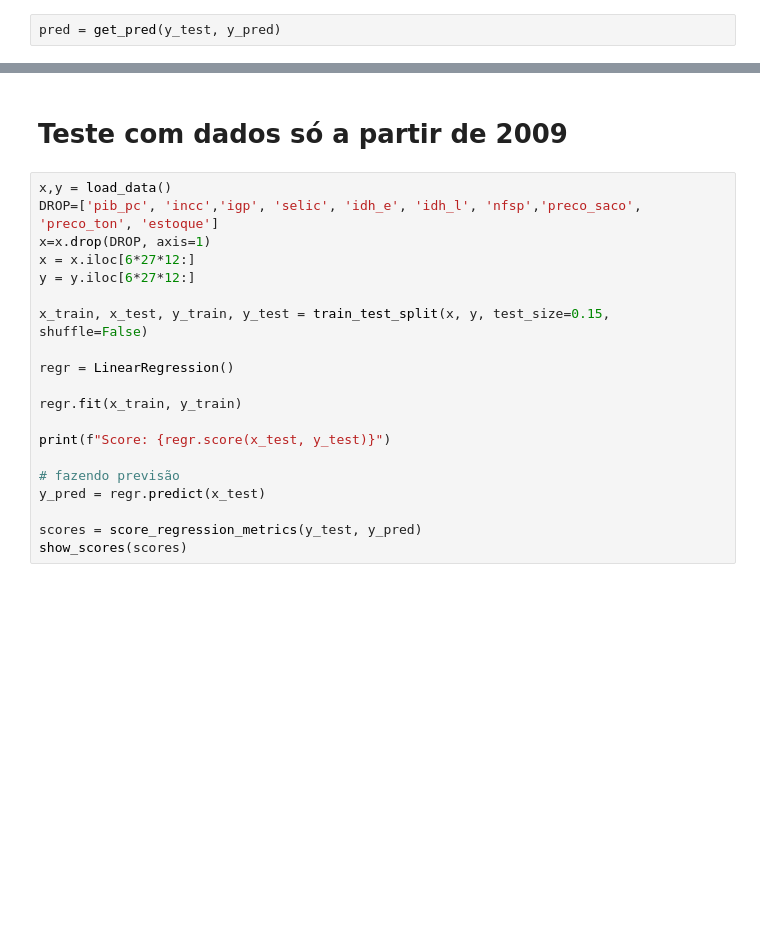
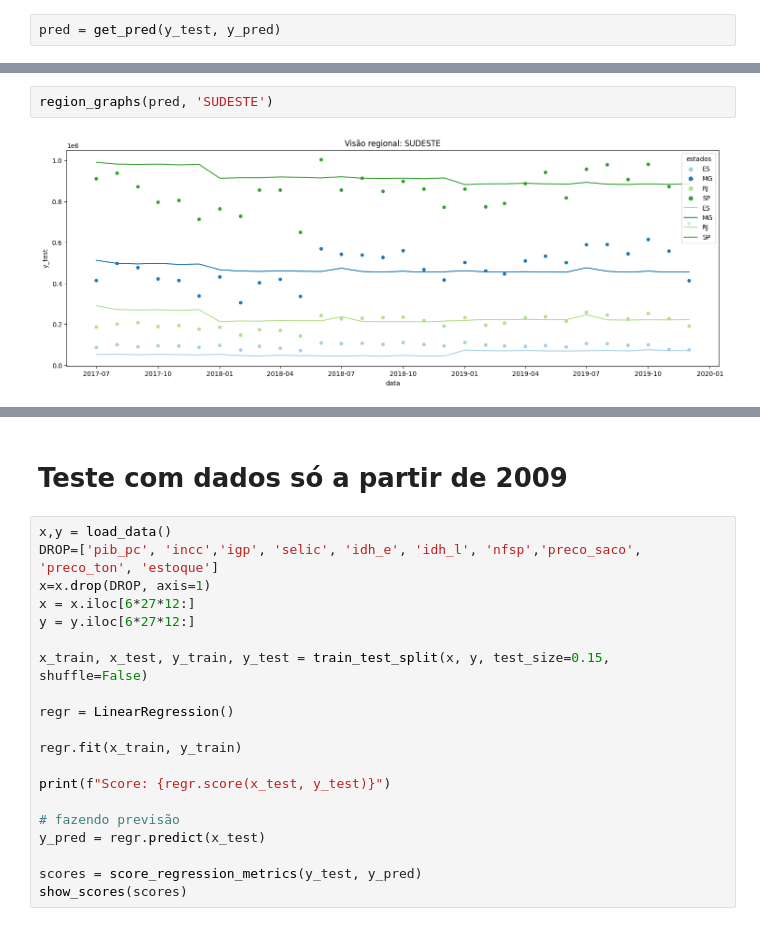
Before and after one commit to LeiteJu/TCC, a Jupyter notebook: notebooks/linear_regression.ipynb, the cells around one changed output, grey strips where cells are left out. Drawn from its saved outputs; the diff is of its cells as text; blank space fills up the shorter version.

```diff
--- a/notebooks/linear_regression.ipynb
+++ b/notebooks/linear_regression.ipynb
@@ -342,0 +432,4 @@ show_pred(pred, STATES)
+# %%
+region_graphs(pred, 'SUDESTE')
+# %% [output]
+[figure, added]
```
Also changed, not shown: parts of 17 cells of this notebook, 3 other files.
